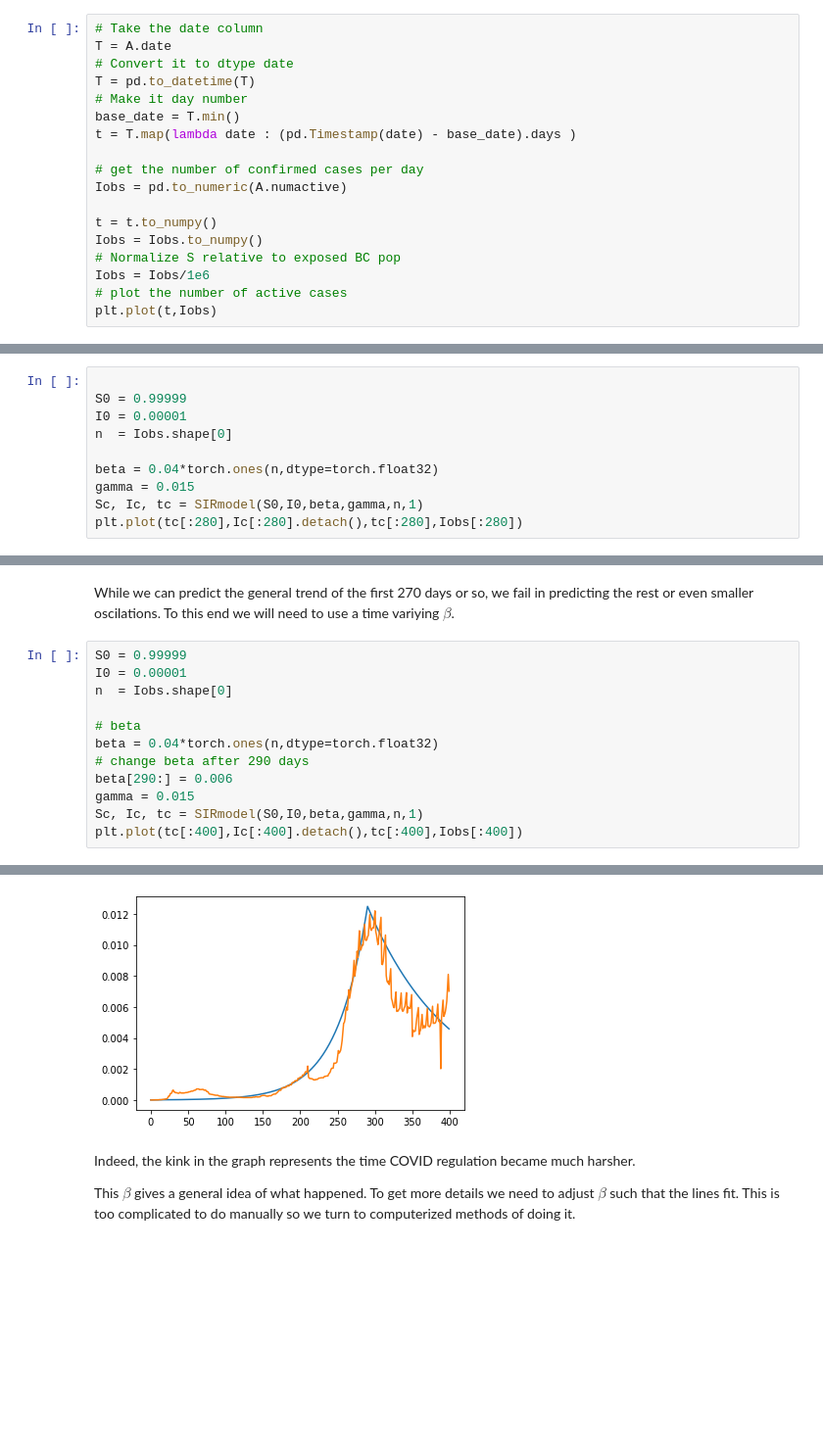
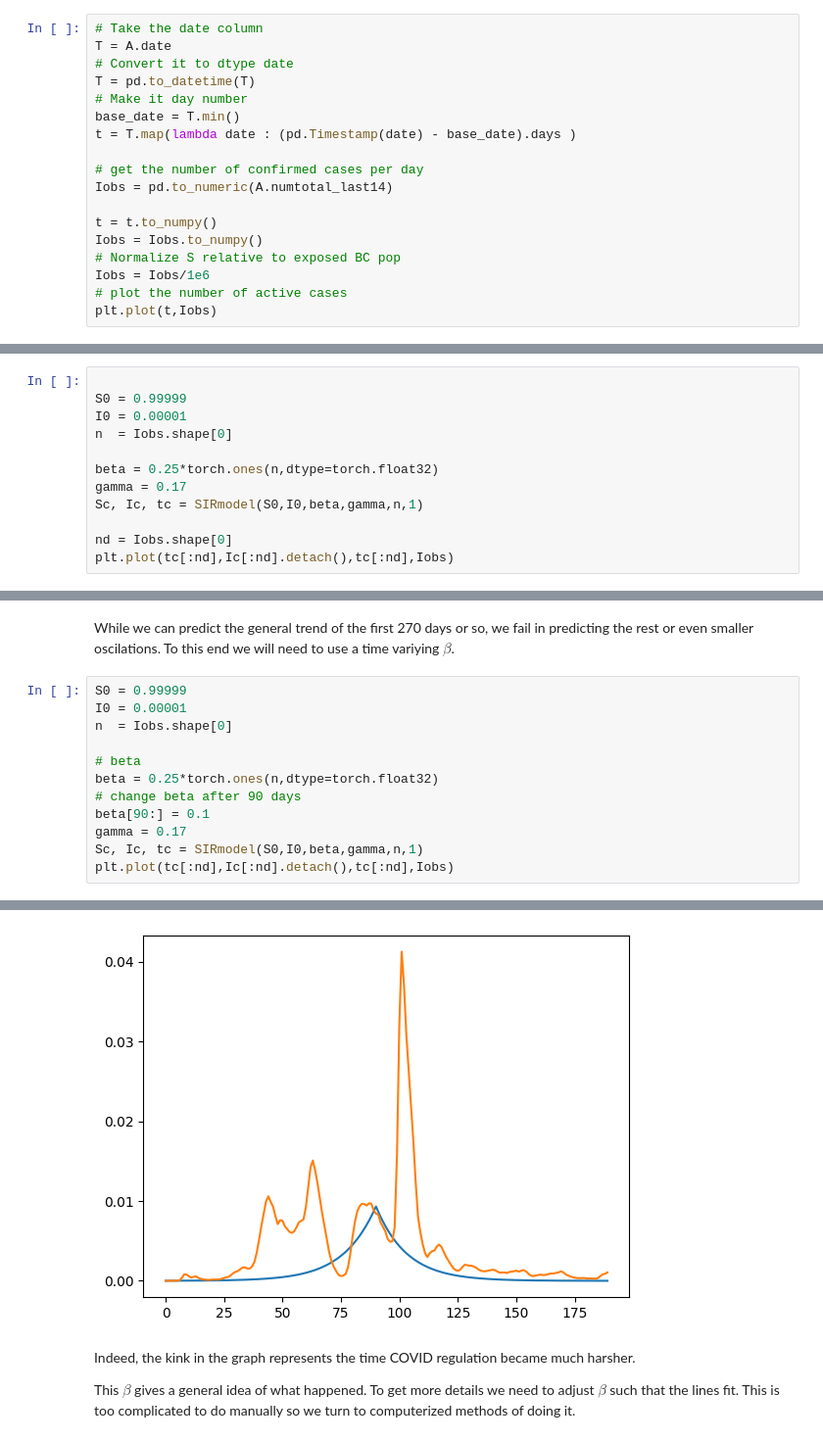
Before and after one commit to eldadHaber/EOAS555, a Jupyter notebook: SDSIR.ipynb, the cells around one changed output, grey strips where cells are left out. Shown at 98% size. Cells and saved outputs as stored; diff of their text form; blank space fills up the shorter version.

```diff
--- a/SDSIR.ipynb
+++ b/SDSIR.ipynb
@@ -83,7 +81,7 @@ base_date = T.min()
 t = T.map(lambda date : (pd.Timestamp(date) - base_date).days )
 
 # get the number of confirmed cases per day
-Iobs = pd.to_numeric(A.numactive)
+Iobs = pd.to_numeric(A.numtotal_last14)
 
 t = t.to_numpy()
 Iobs = Iobs.to_numpy()
@@ -129,10 +127,12 @@ S0 = 0.99999
 I0 = 0.00001
 n  = Iobs.shape[0]
 
-beta = 0.04*torch.ones(n,dtype=torch.float32)
-gamma = 0.015
+beta = 0.25*torch.ones(n,dtype=torch.float32)
+gamma = 0.17
 Sc, Ic, tc = SIRmodel(S0,I0,beta,gamma,n,1)
-plt.plot(tc[:280],Ic[:280].detach(),tc[:280],Iobs[:280])
+
+nd = Iobs.shape[0]
+plt.plot(tc[:nd],Ic[:nd].detach(),tc[:nd],Iobs)
 # %% [output]
 [<matplotlib.lines.Line2D at 0x...>,
  <matplotlib.lines.Line2D at 0x...>]
@@ -142,19 +142,19 @@ While we can predict the general trend of the first 270 days or so, we fail in p
 # %%
 S0 = 0.99999
 I0 = 0.00001
 n  = Iobs.shape[0]
 
 # beta
-beta = 0.04*torch.ones(n,dtype=torch.float32)
-# change beta after 290 days
-beta[290:] = 0.006
-gamma = 0.015
+beta = 0.25*torch.ones(n,dtype=torch.float32)
+# change beta after 90 days
+beta[90:] = 0.1
+gamma = 0.17
 Sc, Ic, tc = SIRmodel(S0,I0,beta,gamma,n,1)
-plt.plot(tc[:400],Ic[:400].detach(),tc[:400],Iobs[:400])
+plt.plot(tc[:nd],Ic[:nd].detach(),tc[:nd],Iobs)
 # %% [output]
 [<matplotlib.lines.Line2D at 0x...>,
  <matplotlib.lines.Line2D at 0x...>]
-[figure, old version]
+[figure, new version]
 # %% [markdown]
 Indeed, the kink in the graph represents the time COVID regulation became much harsher.
 
```
Also changed, not shown: parts of 8 cells of this notebook.
